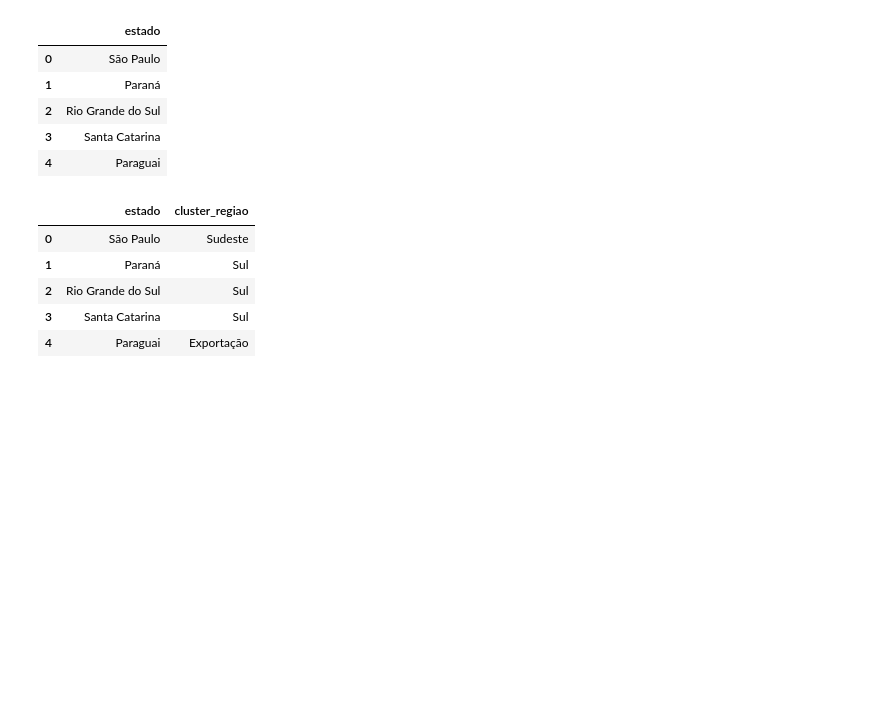
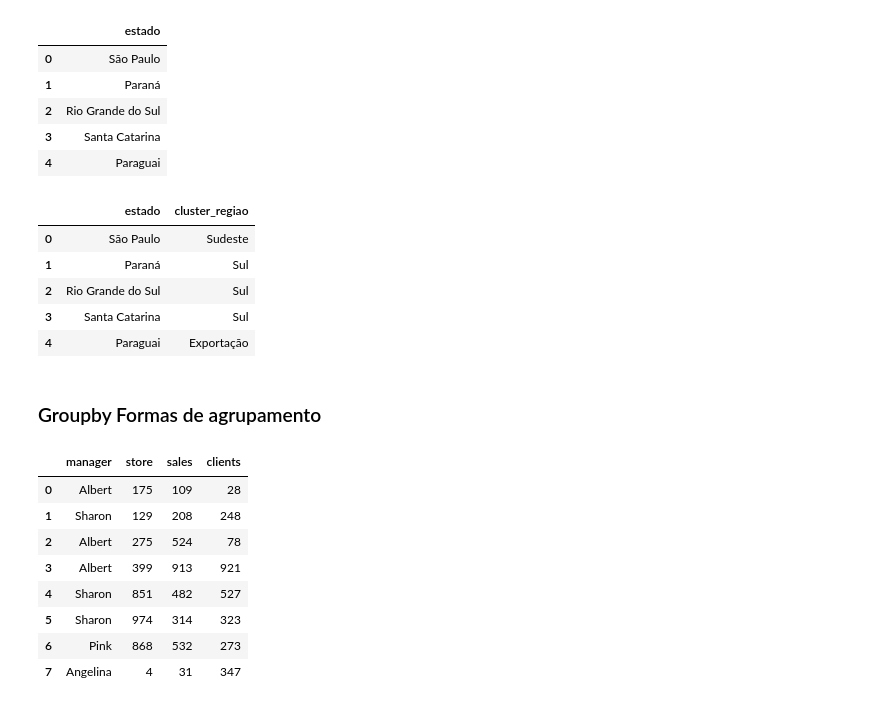
Before and after one commit to alexaugusto23/python_developer, a Jupyter notebook: Planejamento - Lógicas/Scripts e Notebooks/logicas_pyplan.ipynb, the cells around one changed output. Drawn from its saved outputs; the diff is of its cells as text; code cells hidden in the pictures; blank space fills up the shorter version.

```diff
--- a/Planejamento - Lógicas/Scripts e Notebooks/logicas_pyplan.ipynb
+++ b/Planejamento - Lógicas/Scripts e Notebooks/logicas_pyplan.ipynb
@@ -2062,3 +2062,25 @@ _df.head(5)
 | 2 | Rio Grande do Sul | Sul |
 | 3 | Santa Catarina | Sul |
 | 4 | Paraguai | Exportação |
+# %% [markdown]
+### Groupby Formas de agrupamento
+# %%
+manager = ['Albert', 'Sharon', 'Albert', 'Albert', 'Sharon', 'Sharon', 'Pink', 'Angelina' ]
+store   = [175, 129, 275, 399, 851, 974, 868, 4  ]
+sales   = [109, 208, 524, 913, 482, 314, 532, 31 ]
+clients = [28, 248, 78, 921, 527, 323, 273, 347  ]
+
+data = {'manager':manager, 'store':store, 'sales':sales, 'clients':clients}
+
+df = pd.DataFrame(data)
+df
+# %% [output]
+|  | manager | store | sales | clients |
+| 0 | Albert | 175 | 109 | 28 |
+| 1 | Sharon | 129 | 208 | 248 |
+| 2 | Albert | 275 | 524 | 78 |
+| 3 | Albert | 399 | 913 | 921 |
+| 4 | Sharon | 851 | 482 | 527 |
+| 5 | Sharon | 974 | 314 | 323 |
+| 6 | Pink | 868 | 532 | 273 |
+| 7 | Angelina | 4 | 31 | 347 |
```
Also changed, not shown: parts of 21 cells of this notebook.
